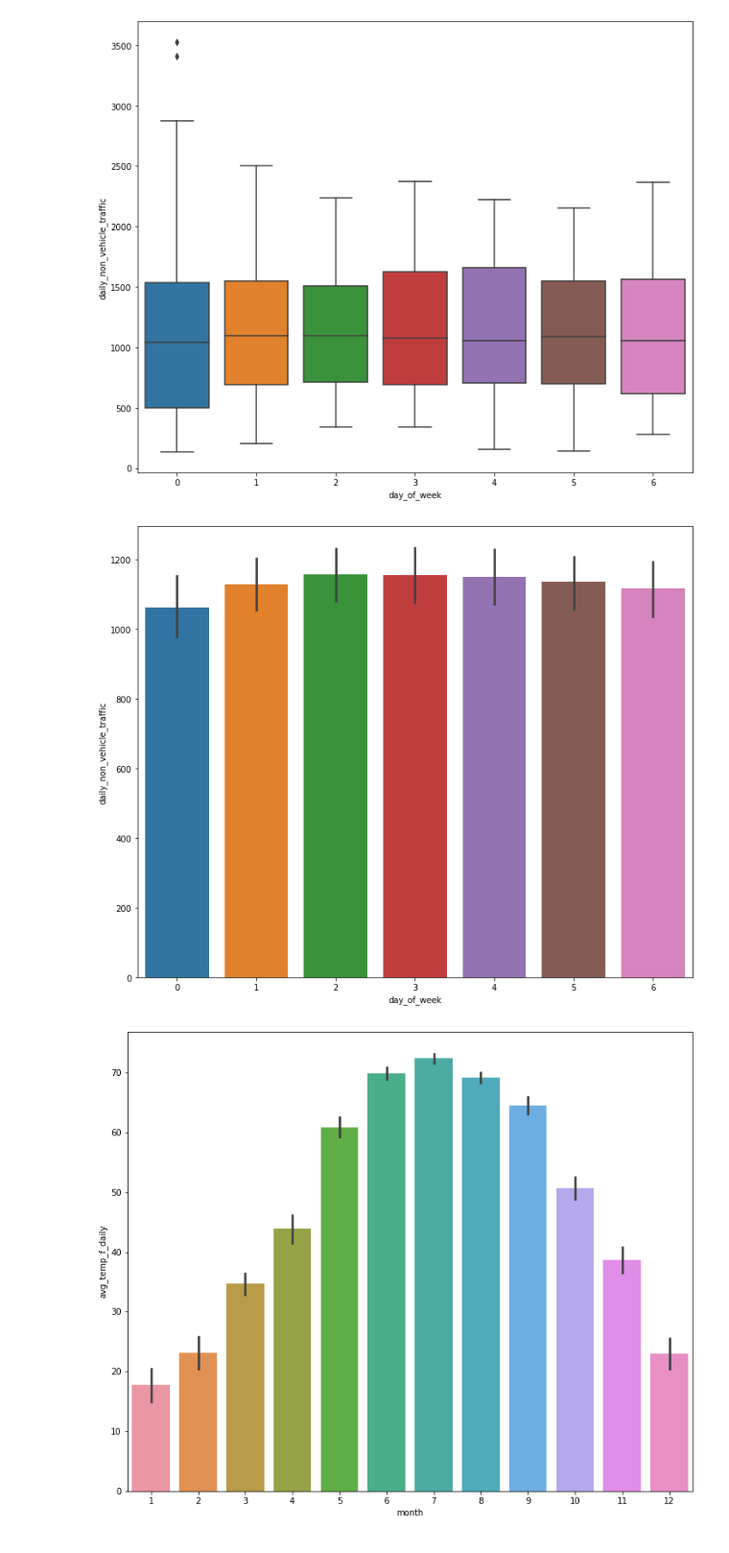
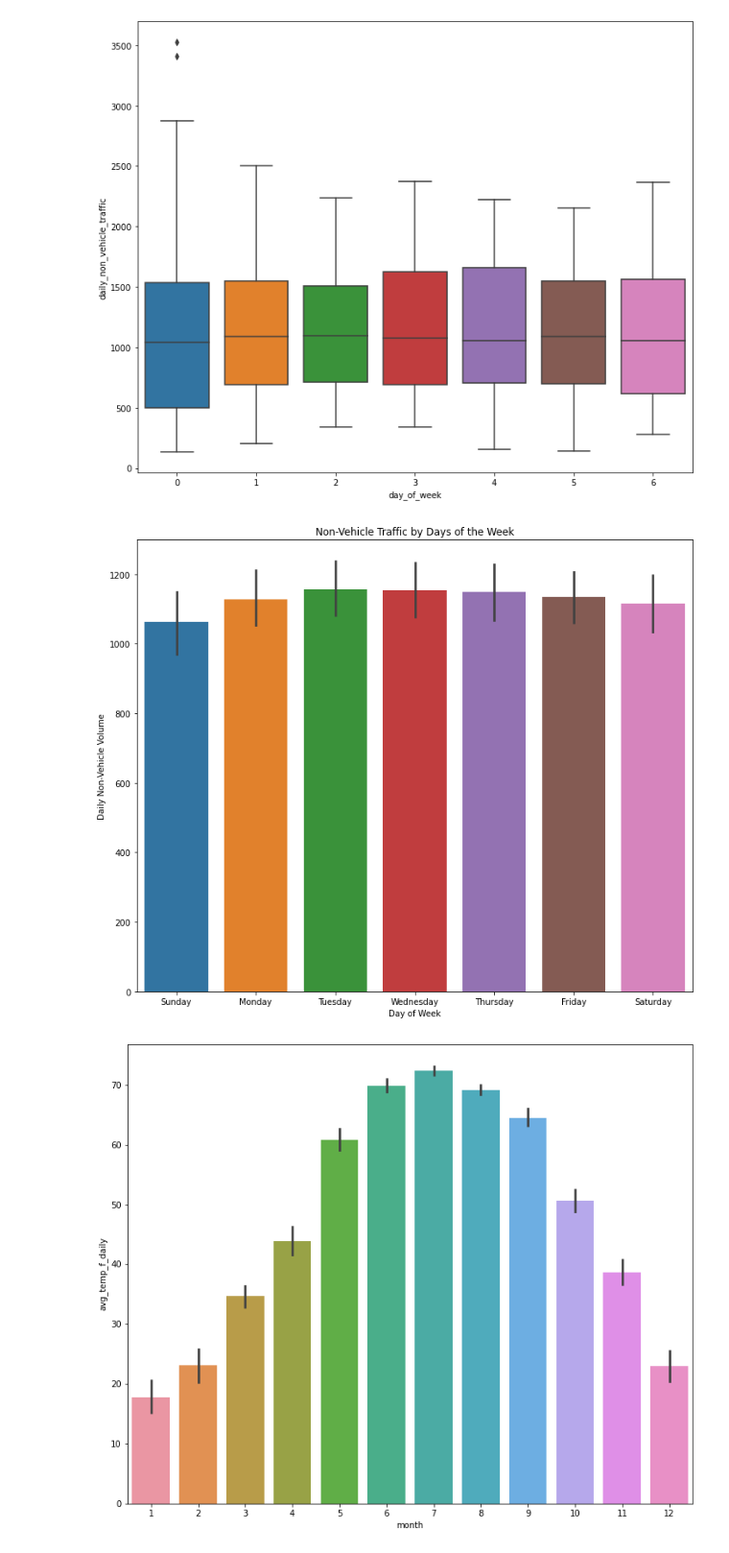
Before and after one commit to mhertel278/Data_Bootcamp_Capstone_Project, a Jupyter notebook: vandivort_segment2_visualizations.ipynb, the cells around one changed output. Shown at 96% size. Saved outputs shown, nothing was run; the diff lists cells and outputs as text; code cells hidden in the pictures.

```diff
--- a/vandivort_segment2_visualizations.ipynb
+++ b/vandivort_segment2_visualizations.ipynb
@@ -125,10 +143,16 @@ plt.show()
 # %%
 #daily_non_vehicle_traffic plotted against weekday.
 plt.figure(figsize=(12,10))
-sns.barplot(x='day_of_week', y='daily_non_vehicle_traffic', data = visual_round)
+g=sns.barplot(x='day_of_week', y='daily_non_vehicle_traffic', data = visual_round)
+plt.title("Non-Vehicle Traffic by Days of the Week")
+g.set_xticklabels(['Sunday','Monday','Tuesday','Wednesday','Thursday','Friday','Saturday'])
+# This will add label to X-axis
+g.set_xlabel( "Day of Week")
+# This will add label to Y-axis
+g.set_ylabel( "Daily Non-Vehicle Volume")
 plt.show()
 # %% [output]
-[figure, old version]
+[figure, new version]
 # %%
 #Exploring avg_temp_f_daily on month
 plt.figure(figsize=(12,10))
```
Also changed, not shown: parts of 9 cells of this notebook.
